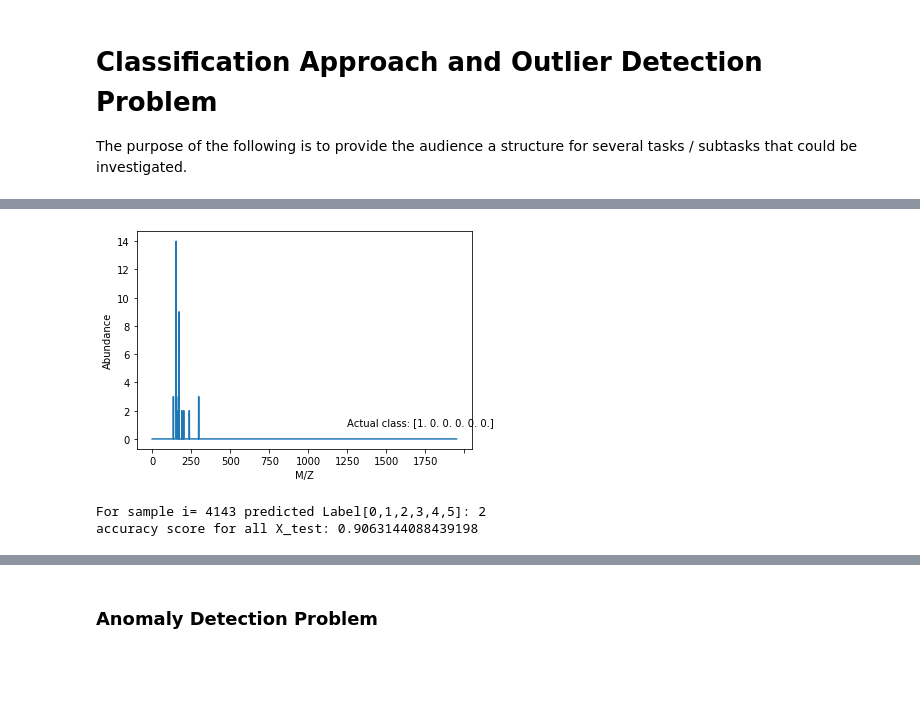
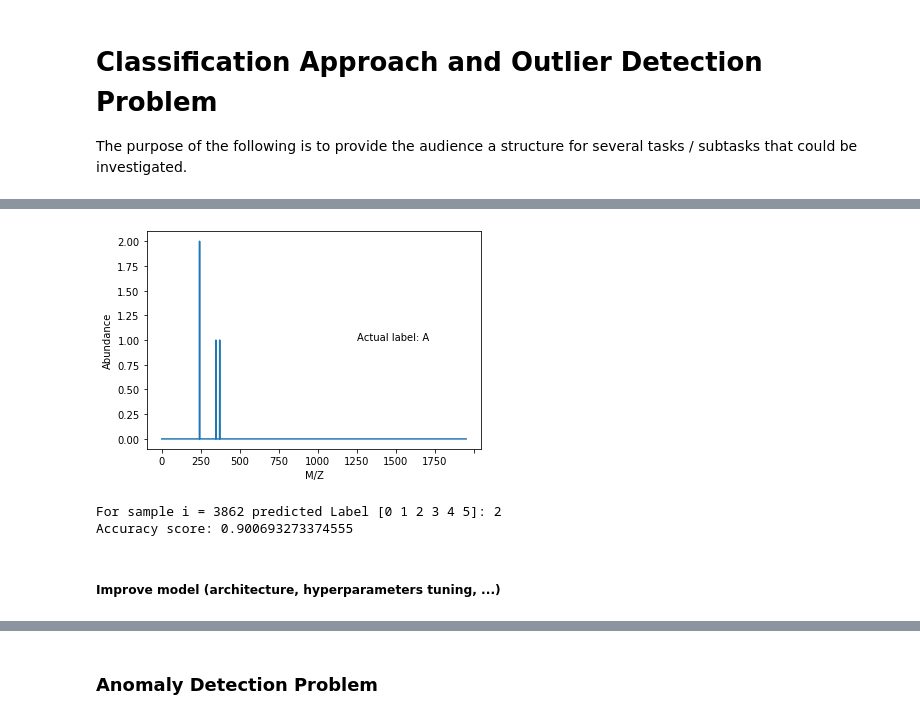
Before and after one commit to parksoy/DAMADAY2020_NASA, a Jupyter notebook: IwillbeOfficial_FromLocal_Soyoung.ipynb, the cells around one changed output, grey strips where cells are left out. Saved outputs shown, nothing was run; the diff lists cells and outputs as text; code cells hidden in the pictures; blank space fills up the shorter version.

```diff
--- a/IwillbeOfficial_FromLocal_Soyoung.ipynb
+++ b/IwillbeOfficial_FromLocal_Soyoung.ipynb
@@ -212,3 +213,7 @@ from sklearn.preprocessing import LabelEncoder
 from sklearn.preprocessing import OneHotEncoder
 from sklearn.model_selection import train_test_split
 import matplotlib.pyplot as plt
+# %%
+#Read csv
+dataset = pd.read_csv('ml_data_damaday_final_VDP.csv')
+dataset.head(2)
@@ -299,15 +301,18 @@ XmassSpec.shape (26685, 1951)
 # %% [markdown]
 ### Plot some mass specs
 # %%
-XmassSpec_df=X_train.drop(['Param1', 'Param2', 'Param3', 'Param4','Param5', 'Param6', 'Param7'], axis=1)
+#Mass spec data only
+XmassSpec_df = X.drop(['Param1', 'Param2', 'Param3', 'Param4','Param5', 'Param6', 'Param7'], axis=1)
 
-def plot_oneSpectra(onemassSpec=XmassSpec_df.iloc[i], onelabel=Y[i]):
-    plt.text(1250, 1, 'Actual class: {}'.format(str(Y[i])))
+def plot_oneSpectra(i, XmassSpec_df, y):
+    onemassSpec=XmassSpec_df.iloc[i]
+    onelabel=y[i]
+    plt.text(1250, 1, 'Actual label: {}'.format(str(y[i])))
     ax=onemassSpec.plot()
     ax.set_ylabel('Abundance')
     ax.set_xlabel('M/Z')
     plt.show()
 
 for i in range(1,100,10):
-    plot_oneSpectra(onemassSpec=XmassSpec_df.iloc[i], onelabel=Y[i])
+    plot_oneSpectra(i, XmassSpec_df, y)
 # %% [output]
@@ -411,12 +372,12 @@ plt.show()
 train_test_ratio = 0.2 #80% is used for the training
 test_val_ratio = 0.5 #Half for validation, half for testing
 
-def preprocess_dataset(dataset):
-    X, y, XmassSpec, nb_labels = getRawXy(dataset,listParams)
+def preprocess_dataset(dataset, y):
+    X, y, XmassSpec, nb_labels = getRawXy(dataset, listParams, y)
     yencoded=getLabelEncodedy(y)
     X_train, X_test, Y_train, Y_test = train_test_split(X, yencoded, test_size=train_test_ratio)
     return X_train, X_test, Y_train, Y_test
 
-X_train, X_test, Y_train, Y_test = preprocess_dataset(dataset)
+X_train, X_test, Y_train, Y_test = preprocess_dataset(dataset, y)
 print(X_train.shape, X_test.shape,Y_train.shape, Y_test.shape)
 # %% [output]
@@ -645,24 +599,24 @@ Restored model, accuracy: 90.63%
 # %%
-# TO DO: inter a class/label for a random Xtest data
+#inter a class/label for a random Xtest data
 from sklearn.metrics import accuracy_score
 
 XmassSpec_df=X_test.drop(['Param1', 'Param2', 'Param3', 'Param4','Param5', 'Param6', 'Param7'], axis=1)
 
 # plot one test sample spectra
 i=np.random.randint(len(X_test))
-plot_oneSpectra(onemassSpec=XmassSpec_df.iloc[i], onelabel=Y[i])
+plot_oneSpectra(i, XmassSpec_df, y)
 
 # Infer with the pre-trained model
 predicted = pretrained_model.predict(X_test)
 predicted = np.argmax(predicted, axis=1)
 
-print("For sample i=", i, "predicted Label[0,1,2,3,4,5]:",predicted[i])
-print("accuracy score for all X_test:", accuracy_score(Y_test, predicted));
-
-#This "retriving model-inferencing" can be deployed to a Flask App endpoint!
-#https://medium.com/x8-the-ai-community/first-steps-building-and-deploying-a-keras-model-40381d9037db
+# print("For sample i =", i, "predicted Label [0,1,2,3,4,5]:", predicted[i])
+print("For sample i =", i, "predicted Label {}:".format(np.unique(yencoded)), predicted[i])
+print("Accuracy score:", accuracy_score(Y_test, predicted));
 # %% [output]
-[figure, old version]
+[figure, new version]
-For sample i= 4143 predicted Label[0,1,2,3,4,5]: 2
-accuracy score for all X_test: 0.9063144088439198
+For sample i = 3862 predicted Label [0 1 2 3 4 5]: 2
+Accuracy score: 0.900693273374555
+# %% [markdown]
+##### Improve model (architecture, hyperparameters tuning, ...)
 # %%
```
Also changed, not shown: parts of 52 cells of this notebook, 4 other files.
